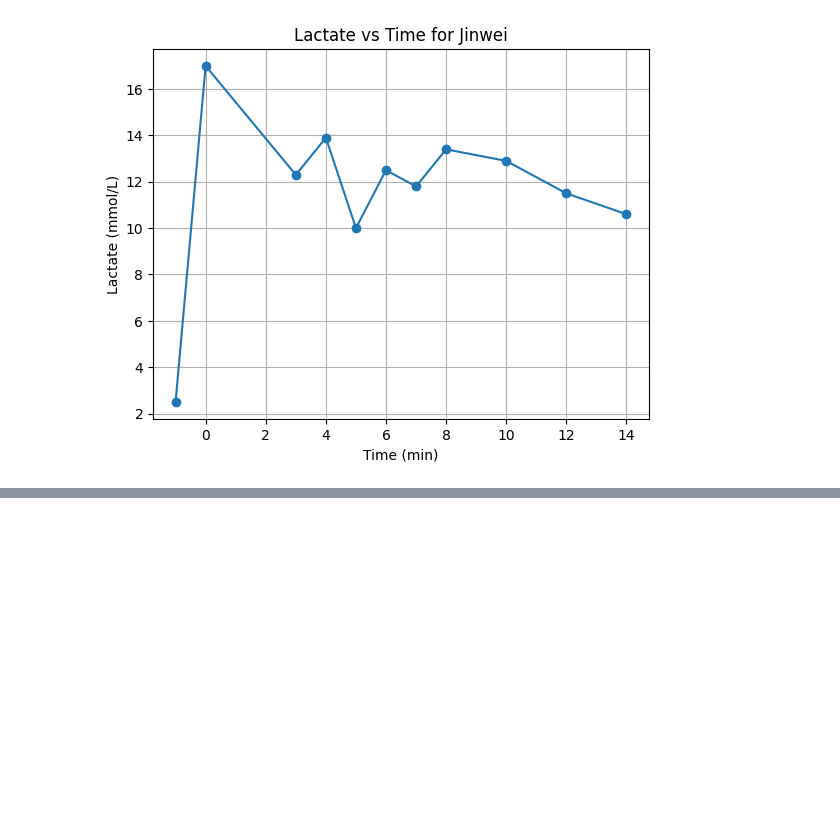
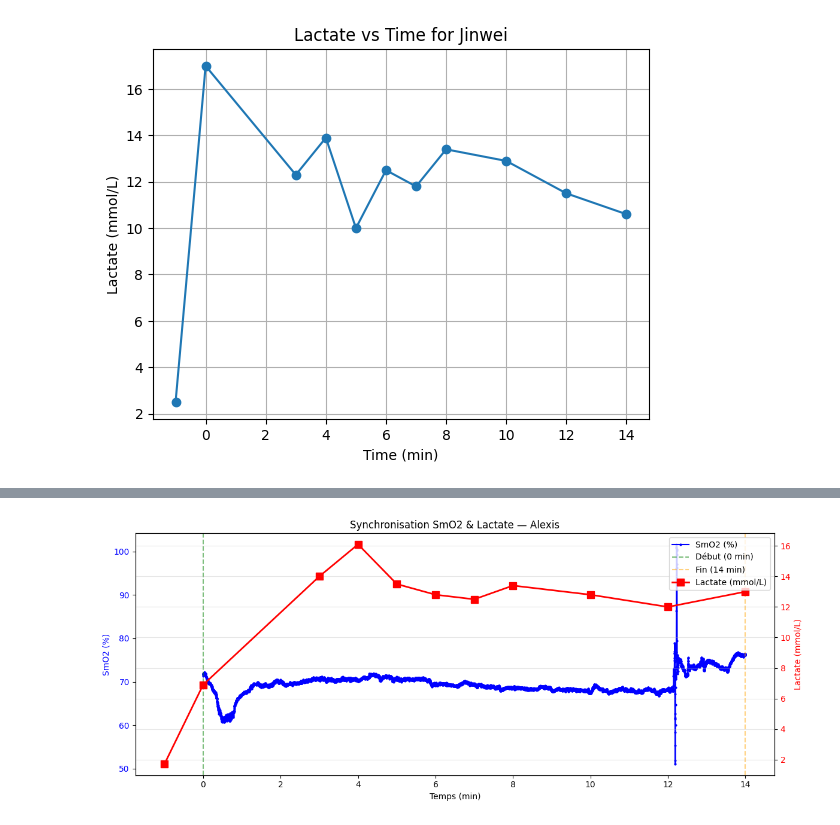
Before and after one commit to TheoLec-student/Lactate-SmO2-analysis-in-different-types-of-exercises-modalities, a Jupyter notebook: main.ipynb, the cells around one changed output, grey strips where cells are left out. Drawn from its saved outputs; the diff is of its cells as text; code cells hidden in the pictures; blank space fills up the shorter version.

```diff
--- a/main.ipynb
+++ b/main.ipynb
@@ -53,0 +95,81 @@ for subject in subjects:
+# %%
+# Données de saturation (SmO2)
+query = "SELECT subject_name, timestamp_s, smo2, hbdiff FROM sensor_timeseries"
+df_smo2 = con.execute(query).fetchdf()
+
+# Données de lactate (à adapter selon ta table)
+query_lac = "SELECT subject_name, time_min, lactate_mmol_l FROM lactate_data"
+df_lactate = con.execute(query_lac).fetchdf()
+
+# ─────────────────────────────────────────────
+# Synchronisation : 0 min lactate = début SmO2
+# ─────────────────────────────────────────────
+
+synced_data = []
+
+for subject in df_smo2['subject_name'].unique():
+
+    # --- Données SmO2 du sujet ---
+    smo2_subj = df_smo2[df_smo2['subject_name'] == subject].copy()
+    smo2_subj = smo2_subj.sort_values('timestamp_s').reset_index(drop=True)
+
+    # Temps relatif depuis le début (en secondes)
+    t_start = smo2_subj['timestamp_s'].min()
+    smo2_subj['time_relative_s'] = smo2_subj['timestamp_s'] - t_start
+    smo2_subj['time_relative_min'] = smo2_subj['time_relative_s'] / 60
+
+    # Filtrer jusqu'à 14 minutes
+    smo2_subj = smo2_subj[smo2_subj['time_relative_min'] <= 14]
+
+    # --- Données lactate du sujet ---
+    lac_subj = df_lactate[df_lactate['subject_name'] == subject].copy()
+    lac_subj = lac_subj.sort_values('time_min').reset_index(drop=True)
+
+    # Filtrer jusqu'à 14 minutes
+    lac_subj = lac_subj[lac_subj['time_min'] <= 14]
+
+    print(f"Sujet : {subject}")
+    print(f"   ➤ SmO2  : {len(smo2_subj)} points | {smo2_subj['time_relative_min'].max():.2f} min")
+    print(f"   ➤ Lactate : {len(lac_subj)} points | temps : {lac_subj['time_min'].values}\n")
+
+    synced_data.append({
+        'subject': subject,
+        'smo2': smo2_subj,
+        'lactate': lac_subj
+    })
+
+# ─────────────────────────────────────────────
+# Visualisation de la synchronisation
+# ─────────────────────────────────────────────
+
+for entry in synced_data:
+    subject = entry['subject']
+    smo2    = entry['smo2']
+    lactate = entry['lactate']
+
+    fig, ax1 = plt.subplots(figsize=(12, 5))
+
+    # SmO2
+    ax1.plot(smo2['time_relative_min'], smo2['smo2'],
+             color='blue', marker='o', markersize=2, label='SmO2 (%)')
+    ax1.set_xlabel('Temps (min)')
+    ax1.set_ylabel('SmO2 (%)', color='blue')
+    ax1.tick_params(axis='y', labelcolor='blue')
+
+    # Lactate (axe secondaire)
+    ax2 = ax1.twinx()
+    ax2.plot(lactate['time_min'], lactate['lactate_mmol_l'],
+             color='red', marker='s', markersize=8, linewidth=2, label='Lactate (mmol/L)')
+    ax2.set_ylabel('Lactate (mmol/L)', color='red')
+    ax2.tick_params(axis='y', labelcolor='red')
+
+    # Ligne de référence à 0 et 14 min
+    ax1.axvline(x=0,  color='green', linestyle='--', alpha=0.5, label='Début (0 min)')
+    ax1.axvline(x=14, color='orange', linestyle='--', alpha=0.5, label='Fin (14 min)')
+
+    plt.title(f'Synchronisation SmO2 & Lactate — {subject}')
+    fig.legend(loc='upper right', bbox_to_anchor=(1, 1), bbox_transform=ax1.transAxes)
+    plt.grid(alpha=0.3)
+    plt.tight_layout()
+    plt.show()
+# %% [output]
@@ -53,0 +195 @@ for subject in subjects:
+[figure, added]
```
Also changed, not shown: parts of 6 cells of this notebook, 2 other files.
